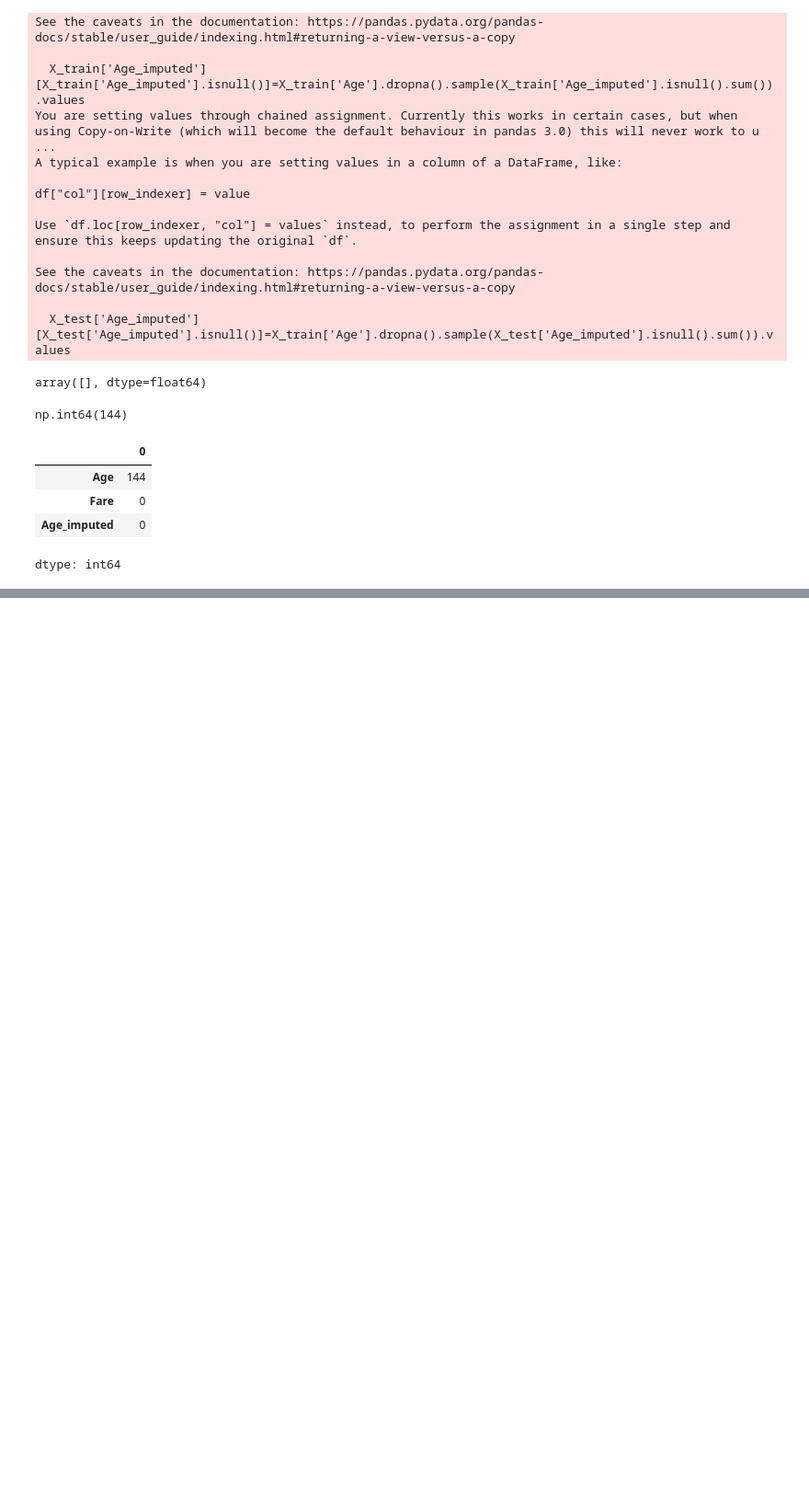
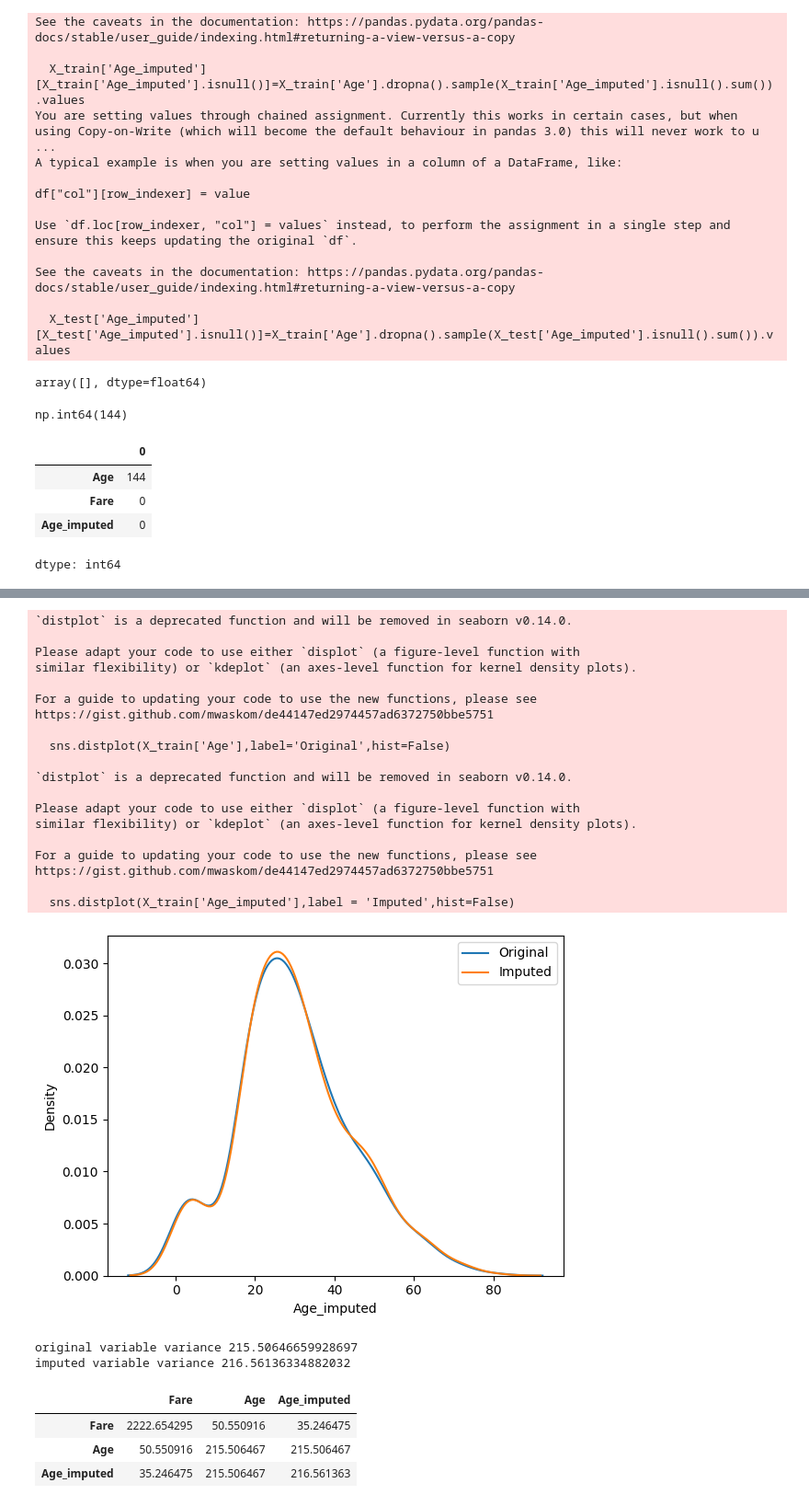
Before and after one commit to princeiiitk/CampusX-ML, a Jupyter notebook: Missing_Indicator/Random_imputer.ipynb, the cells around one changed output, grey strips where cells are left out. Shown at 92% size. Drawn from its saved outputs; the diff is of its cells as text; code cells hidden in the pictures; blank space fills up the shorter version.

```diff
--- a/Missing_Indicator/Random_imputer.ipynb
+++ b/Missing_Indicator/Random_imputer.ipynb
@@ -170,0 +129,41 @@ dtype: int64
+# %%
+import seaborn as sns
+import matplotlib.pyplot as plt
+sns.distplot(X_train['Age'],label='Original',hist=False)
+sns.distplot(X_train['Age_imputed'],label = 'Imputed',hist=False)
+plt.legend()
+plt.show()
+# %% [output]
+`distplot` is a deprecated function and will be removed in seaborn v0.14.0.
+
+Please adapt your code to use either `displot` (a figure-level function with
+similar flexibility) or `kdeplot` (an axes-level function for kernel density plots).
+
+For a guide to updating your code to use the new functions, please see
+https://gist.github.com/mwaskom/de44147ed2974457ad6372750bbe5751
+
+  sns.distplot(X_train['Age'],label='Original',hist=False)
+
+`distplot` is a deprecated function and will be removed in seaborn v0.14.0.
+
+Please adapt your code to use either `displot` (a figure-level function with
+similar flexibility) or `kdeplot` (an axes-level function for kernel density plots).
+
+For a guide to updating your code to use the new functions, please see
+https://gist.github.com/mwaskom/de44147ed2974457ad6372750bbe5751
+
+  sns.distplot(X_train['Age_imputed'],label = 'Imputed',hist=False)
+[figure, added]
+# %%
+print('original variable variance',X_train['Age'].var())
+print('imputed variable variance',X_train['Age_imputed'].var())
+# %% [output]
+original variable variance 215.50646659928697
+imputed variable variance 216.56136334882032
+# %%
+X_train[['Fare', 'Age', 'Age_imputed']].cov()
+# %% [output]
+|  | Fare | Age | Age_imputed |
+| Fare | 2222.654295 | 50.550916 | 35.246475 |
+| Age | 50.550916 | 215.506467 | 215.506467 |
+| Age_imputed | 35.246475 | 215.506467 | 216.561363 |
```
Also changed, not shown: parts of 6 cells of this notebook.
